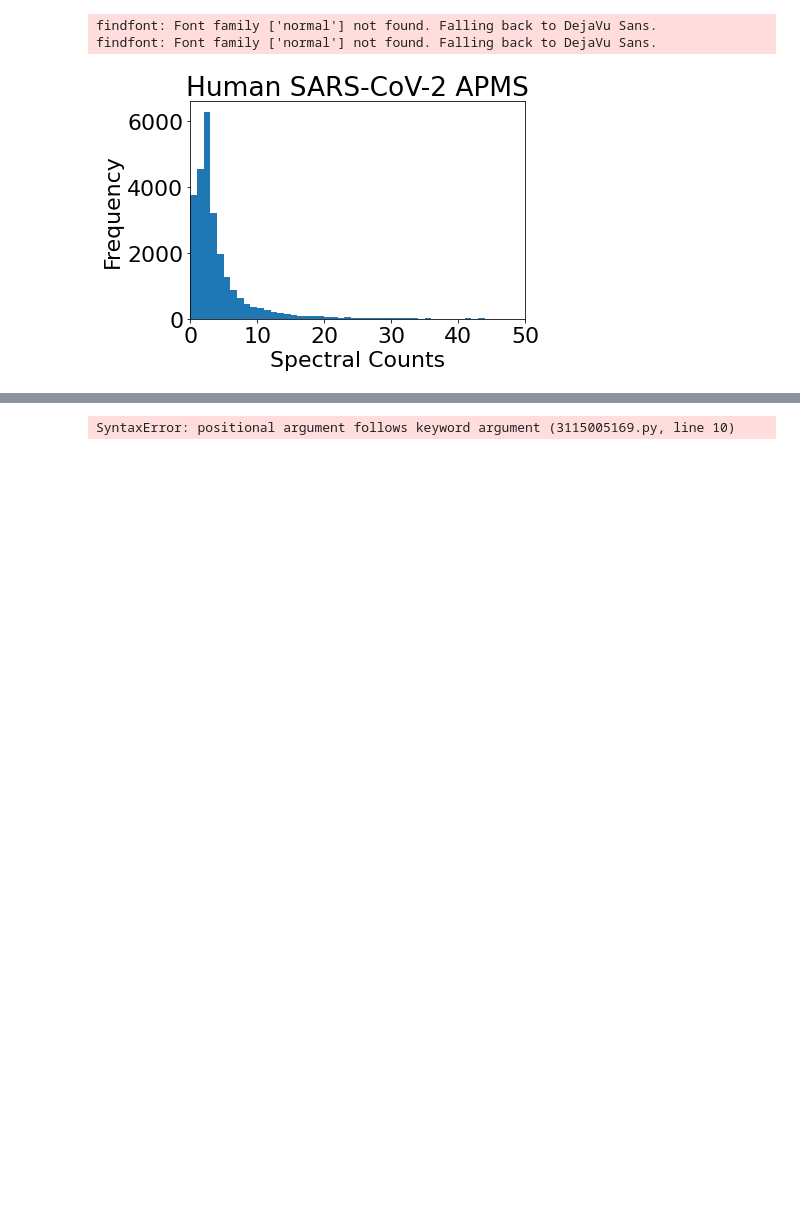
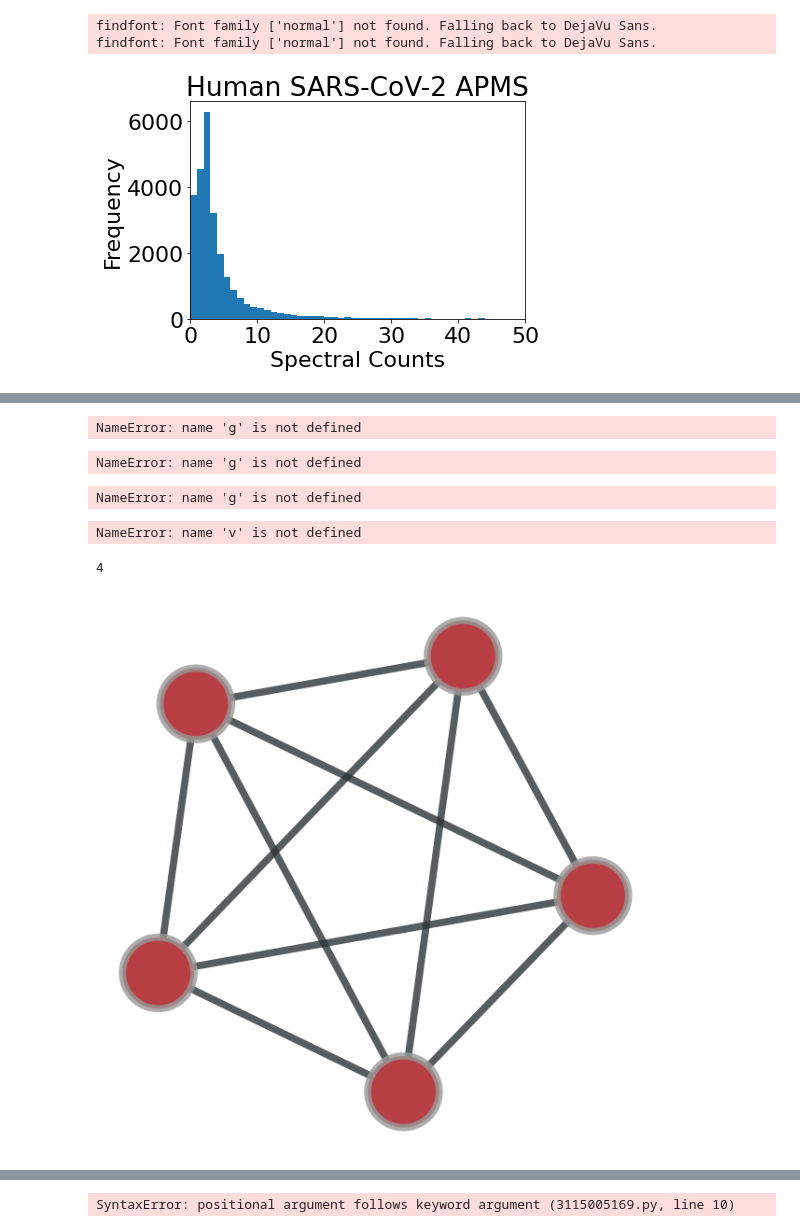
Before and after one commit to ajipalar/pynet, a Jupyter notebook: pyext/apms_restraint_test.ipynb, the cells around one changed output, grey strips where cells are left out. Cells and saved outputs as stored; diff of their text form; code cells hidden in the pictures; blank space fills up the shorter version.

```diff
--- a/pyext/apms_restraint_test.ipynb
+++ b/pyext/apms_restraint_test.ipynb
@@ -117,0 +148,24 @@ gid ne base mantissa  graph
+# %%
+np.array((v.out_degree() for v in g.vertices()), dtype=int)
+# %% [output]
+NameError: name 'g' is not defined
+# %%
+g = score.ugraph_from_elist(g)
+# %% [output]
+NameError: name 'g' is not defined
+# %%
+v = g.vertex(0)
+# %% [output]
+NameError: name 'g' is not defined
+# %%
+v.in_degree()
+# %% [output]
+NameError: name 'v' is not defined
+# %%
+v.out_degree()
+# %% [output]
+4
+# %%
+score.graph_draw(g)
+# %% [output]
+[figure, added]
```
Also changed, not shown: parts of 10 cells of this notebook, 4 other files.
